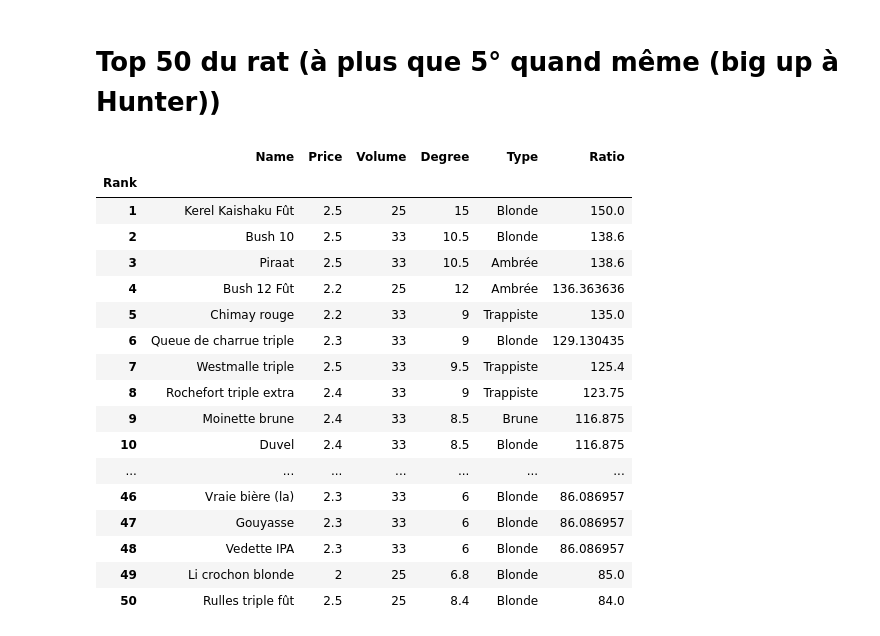
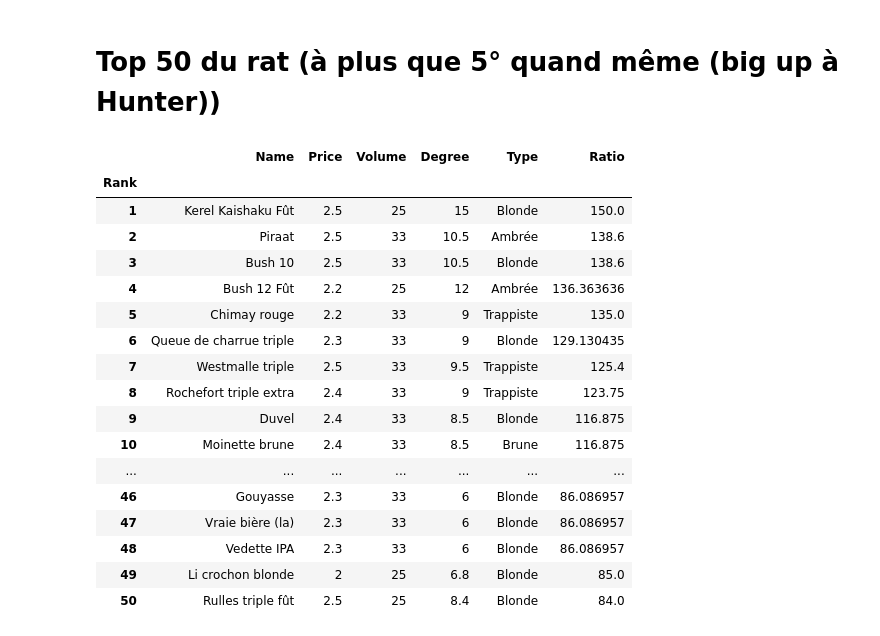
Before and after one commit to nicojmn/quinzaine-ranker, a Jupyter notebook: notebook.ipynb, the cells around one changed output. Cells and saved outputs as stored; diff of their text form; code cells hidden in the pictures.

```diff
--- a/notebook.ipynb
+++ b/notebook.ipynb
@@ -11,13 +11,16 @@ from subprocess import run
 from utils.download import capture_firestore_responses
 from utils.parser import parse
 
+YEAR = "2025-2026-Q1"
 
-def display_top(df: pd.DataFrame, n=20) -> pd.DataFrame:
+def display_top(df: pd.DataFrame, filename=None) -> pd.DataFrame:
     out = df.copy()
     out = out.reset_index(drop=True)
     out.index.name = "Rank"
     out.index = out.index + 1
-    return out.head(n)
+    if filename is not None:
+        out.to_csv(f"csv/{YEAR}/{filename}_ranker.csv")
+    return out
 
 
 def create_dir_if_absent(dir: str) -> None:
@@ -25,7 +28,6 @@ def create_dir_if_absent(dir: str) -> None:
         os.makedirs(dir)
 
 
-YEAR = "2025-2026-Q1"
 await capture_firestore_responses(output_file=f"db/raw/{YEAR}.txt")
 df = parse(f"db/raw/{YEAR}.txt", ['name', 'price_out', 'format', 'degree', 'type', 'available'])
 
@@ -232,25 +227,25 @@ big
 # %% [markdown]
 # Top 50 du rat (à plus que 5° quand même (big up à Hunter))
 # %%
-rat = display_top(df[(df["Degree"] >= 5) & (df["Volume"] < 75) & (df["Price"] <= 2.5)], n=50)
+rat = display_top(df[(df["Degree"] >= 5) & (df["Volume"] < 75) & (df["Price"] <= 2.5)])
 rat = rat.sort_values(by=["Ratio", "Volume"], ascending=[False, True])
-rat
+rat.head(50)
 # %% [output]
 |  | Name | Price | Volume | Degree | Type | Ratio |
 | Rank |  |  |  |  |  |  |
 | 1 | Kerel Kaishaku Fût | 2.5 | 25 | 15 | Blonde | 150.0 |
-| 2 | Bush 10 | 2.5 | 33 | 10.5 | Blonde | 138.6 |
-| 3 | Piraat | 2.5 | 33 | 10.5 | Ambrée | 138.6 |
+| 2 | Piraat | 2.5 | 33 | 10.5 | Ambrée | 138.6 |
+| 3 | Bush 10 | 2.5 | 33 | 10.5 | Blonde | 138.6 |
 | 4 | Bush 12 Fût | 2.2 | 25 | 12 | Ambrée | 136.363636 |
 | 5 | Chimay rouge | 2.2 | 33 | 9 | Trappiste | 135.0 |
 | 6 | Queue de charrue triple | 2.3 | 33 | 9 | Blonde | 129.130435 |
 | 7 | Westmalle triple | 2.5 | 33 | 9.5 | Trappiste | 125.4 |
 | 8 | Rochefort triple extra | 2.4 | 33 | 9 | Trappiste | 123.75 |
-| 9 | Moinette brune | 2.4 | 33 | 8.5 | Brune | 116.875 |
-| 10 | Duvel | 2.4 | 33 | 8.5 | Blonde | 116.875 |
+| 9 | Duvel | 2.4 | 33 | 8.5 | Blonde | 116.875 |
+| 10 | Moinette brune | 2.4 | 33 | 8.5 | Brune | 116.875 |
 | ... | ... | ... | ... | ... | ... | ... |
-| 46 | Vraie bière (la) | 2.3 | 33 | 6 | Blonde | 86.086957 |
-| 47 | Gouyasse | 2.3 | 33 | 6 | Blonde | 86.086957 |
+| 46 | Gouyasse | 2.3 | 33 | 6 | Blonde | 86.086957 |
+| 47 | Vraie bière (la) | 2.3 | 33 | 6 | Blonde | 86.086957 |
 | 48 | Vedette IPA | 2.3 | 33 | 6 | Blonde | 86.086957 |
 | 49 | Li crochon blonde | 2 | 25 | 6.8 | Blonde | 85.0 |
 | 50 | Rulles triple fût | 2.5 | 25 | 8.4 | Blonde | 84.0 |
```
Also changed, not shown: parts of 11 cells of this notebook, 13 other files.
